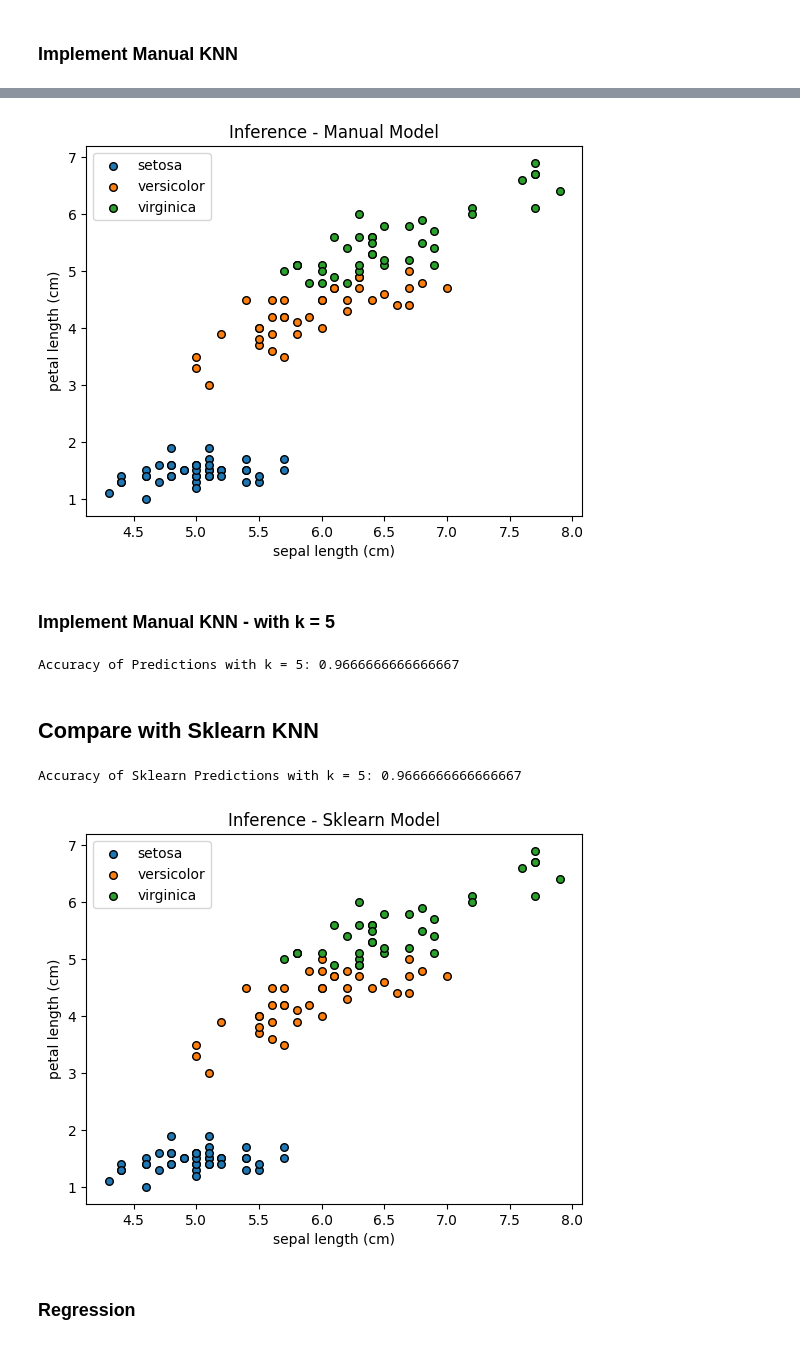
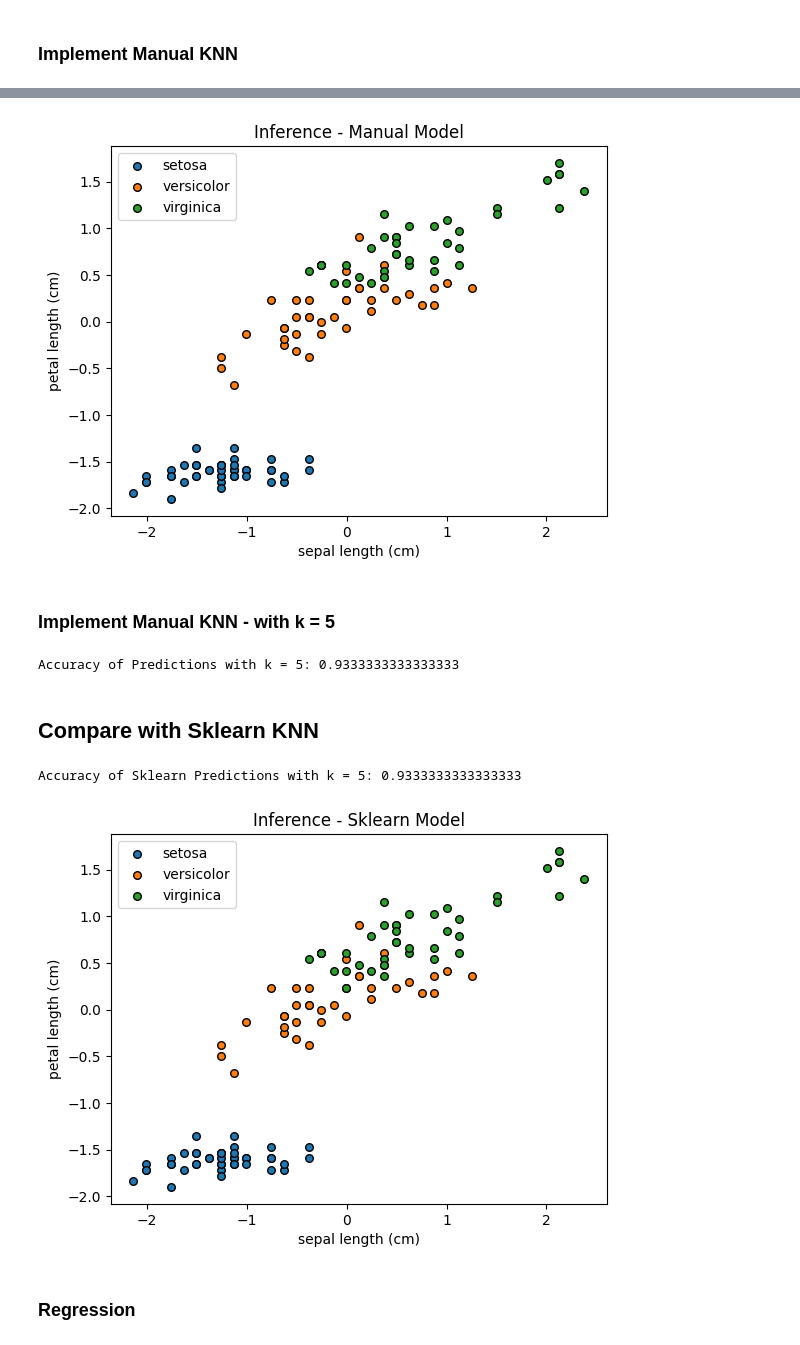
Before and after one commit to foroughshirinabkenar/traditional_ml_tutorial, a Jupyter notebook: knn_scratch.ipynb, the cells around one changed output, grey strips where cells are left out. Drawn from its saved outputs; the diff is of its cells as text; code cells hidden in the pictures.

```diff
--- a/knn_scratch.ipynb
+++ b/knn_scratch.ipynb
@@ -93,5 +94,8 @@ plot(X[:,0], X[:,2], y, "Ground Truth")
 ### Train-Test Data
 # %%
 X_train, X_test, y_train, y_test = train_test_split(X, y, train_size=.2, random_state=42)
-plot(X_test[:, 0], X_test[:, 2], y_test, "Ground Truth - Test")
+scaler = StandardScaler()
+X_train_scaled = scaler.fit_transform(X_train)
+X_test_scaled = scaler.transform(X_test)
+plot(X_test_scaled[:, 0], X_test_scaled[:, 2], y_test, "Ground Truth - Test")
 # %% [output]
@@ -101,10 +105,10 @@ plot(X_test[:, 0], X_test[:, 2], y_test, "Ground Truth - Test")
 # %%
 # train
 clf = KNN()
-clf.fit(X_train, y_train)
+clf.fit(X_train_scaled, y_train)
 
 # inference
-y_pred = clf.predict(X_test)
+y_pred = clf.predict(X_test_scaled)
 
 # evaluations
 accuracy = np.mean(y_pred == y_test)
@@ -114,22 +118,22 @@ Accuracy of Predictions with k = 3: 0.975
 # %%
-plot(X_test[:, 0], X_test[:, 2], y_pred, "Inference - Manual Model")
+plot(X_test_scaled[:, 0], X_test_scaled[:, 2], y_pred, "Inference - Manual Model")
 # %% [output]
-[figure, old version]
+[figure, new version]
 # %% [markdown]
 ### Implement Manual KNN - with k = 5
 # %%
 # train
 clf_5 = KNN(k=5)
-clf_5.fit(X_train, y_train)
+clf_5.fit(X_train_scaled, y_train)
 
 # inference
-y_pred_5 = clf_5.predict(X_test)
+y_pred_5 = clf_5.predict(X_test_scaled)
 
 # evaluations
 accuracy_5 = np.mean(y_pred_5 == y_test)
 print(f"Accuracy of Predictions with k = {clf_5.k}: {accuracy_5}")
 # %% [output]
-Accuracy of Predictions with k = 5: 0.9666666666666667
+Accuracy of Predictions with k = 5: 0.9333333333333333
 # %% [markdown]
 ## Compare with Sklearn KNN
 # %%
@@ -137,20 +141,20 @@ from sklearn.neighbors import KNeighborsClassifier
 # %%
 # train
 clf_sklearn = KNeighborsClassifier()
-clf_sklearn.fit(X_train, y_train)
+clf_sklearn.fit(X_train_scaled, y_train)
 
 # inference
-preds = clf_sklearn.predict(X_test)
+preds = clf_sklearn.predict(X_test_scaled)
 
 # evalauations
 accuracy_sklearn = np.mean(preds == y_test)
 print(f"Accuracy of Sklearn Predictions with k = {clf_sklearn.n_neighbors}: {accuracy_sklearn}")
 # %% [output]
-Accuracy of Sklearn Predictions with k = 5: 0.9666666666666667
+Accuracy of Sklearn Predictions with k = 5: 0.9333333333333333
 # %%
-plot(X_test[:, 0], X_test[:, 2], preds, "Inference - Sklearn Model")
+plot(X_test_scaled[:, 0], X_test_scaled[:, 2], preds, "Inference - Sklearn Model")
 # %% [output]
-[figure, old version]
+[figure, new version]
 # %% [markdown]
 ### Regression
 # %%
```
Also changed, not shown: parts of 8 cells of this notebook, 2 other files.
